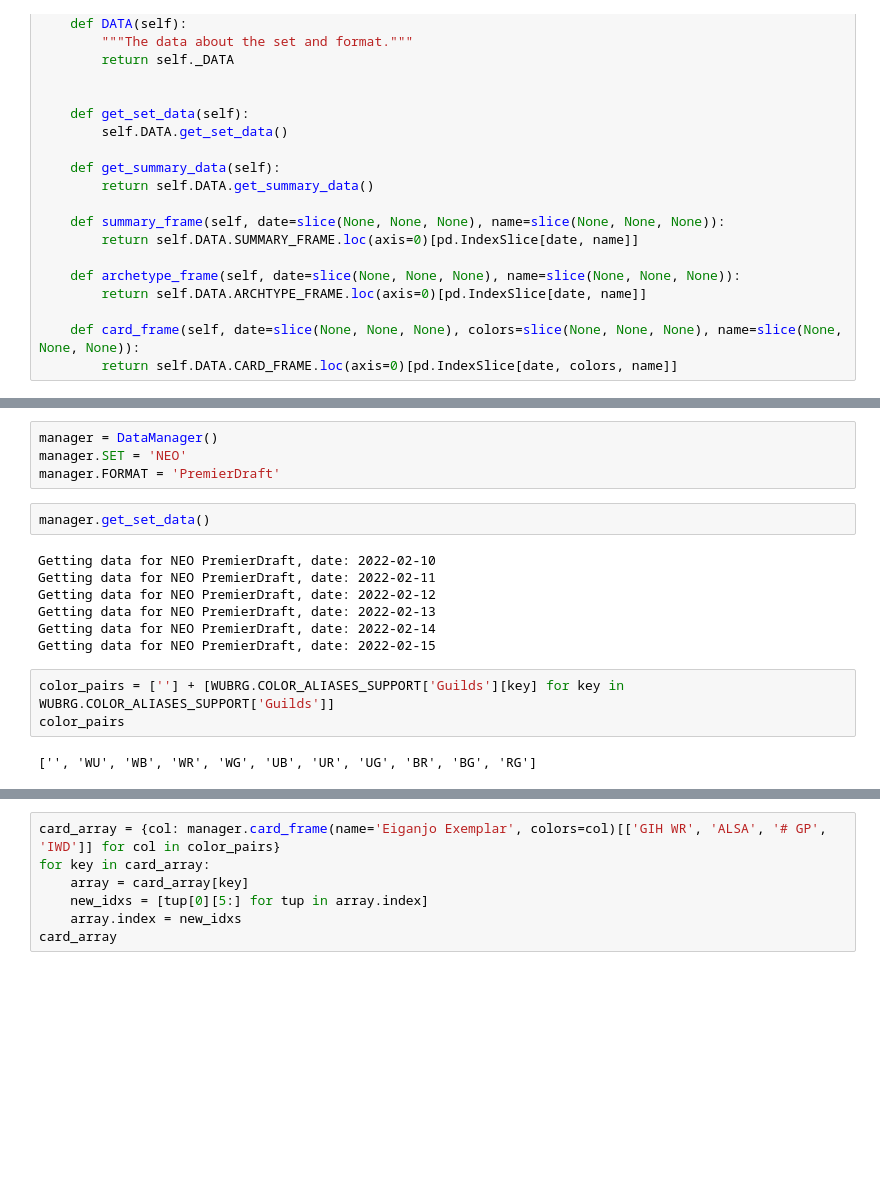
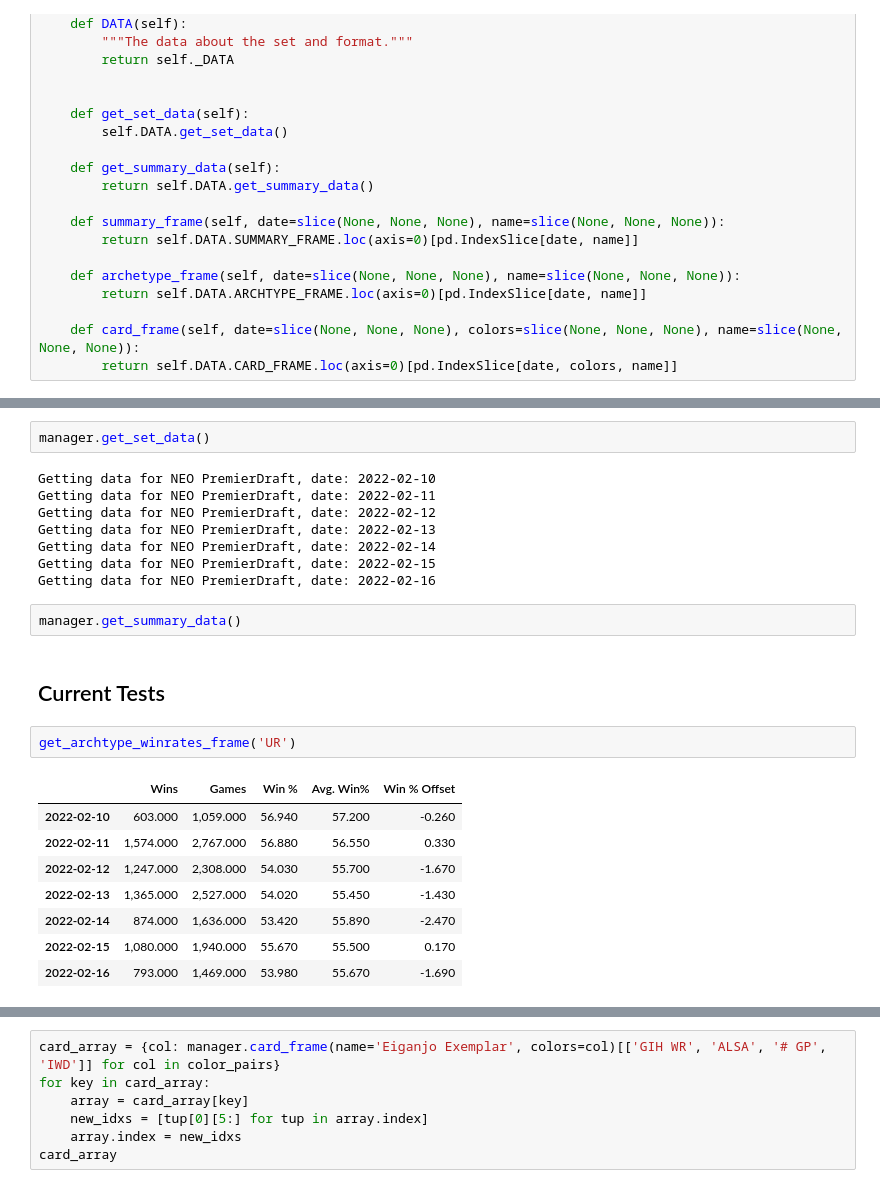
Before and after one commit to ZacharyMN709/DraftMetaReporter, a Jupyter notebook: Scratch.ipynb, the cells around one changed output, grey strips where cells are left out. Drawn from its saved outputs; the diff is of its cells as text; blank space fills up the shorter version.

```diff
--- a/Scratch.ipynb
+++ b/Scratch.ipynb
@@ -245,18 +390,25 @@ class DataManager:
 # %%
-manager = DataManager()
-manager.SET = 'NEO'
-manager.FORMAT = 'PremierDraft'
+manager.get_set_data()
+# %% [output]
+Getting data for NEO PremierDraft, date: 2022-02-10
+Getting data for NEO PremierDraft, date: 2022-02-11
+Getting data for NEO PremierDraft, date: 2022-02-12
+Getting data for NEO PremierDraft, date: 2022-02-13
+Getting data for NEO PremierDraft, date: 2022-02-14
+Getting data for NEO PremierDraft, date: 2022-02-15
+Getting data for NEO PremierDraft, date: 2022-02-16
-# %%
-manager.get_set_data()
-# %% [output]
-Getting data for NEO PremierDraft, date: 2022-02-10
-Getting data for NEO PremierDraft, date: 2022-02-11
-Getting data for NEO PremierDraft, date: 2022-02-12
-Getting data for NEO PremierDraft, date: 2022-02-13
-Getting data for NEO PremierDraft, date: 2022-02-14
-Getting data for NEO PremierDraft, date: 2022-02-15
-# %%
-color_pairs = [''] + [WUBRG.COLOR_ALIASES_SUPPORT['Guilds'][key] for key in WUBRG.COLOR_ALIASES_SUPPORT['Guilds']]
-color_pairs
-# %% [output]
-['', 'WU', 'WB', 'WR', 'WG', 'UB', 'UR', 'UG', 'BR', 'BG', 'RG']
+# %%
+manager.get_summary_data()
+# %% [markdown]
+## Current Tests
+# %%
+get_archtype_winrates_frame('UR')
+# %% [output]
+|  | Wins | Games | Win % | Avg. Win% | Win % Offset |
+| 2022-02-10 | 603.000 | 1,059.000 | 56.940 | 57.200 | -0.260 |
+| 2022-02-11 | 1,574.000 | 2,767.000 | 56.880 | 56.550 | 0.330 |
+| 2022-02-12 | 1,247.000 | 2,308.000 | 54.030 | 55.700 | -1.670 |
+| 2022-02-13 | 1,365.000 | 2,527.000 | 54.020 | 55.450 | -1.430 |
+| 2022-02-14 | 874.000 | 1,636.000 | 53.420 | 55.890 | -2.470 |
+| 2022-02-15 | 1,080.000 | 1,940.000 | 55.670 | 55.500 | 0.170 |
+| 2022-02-16 | 793.000 | 1,469.000 | 53.980 | 55.670 | -1.690 |
```
Also changed, not shown: parts of 51 cells of this notebook, 4 other files.
